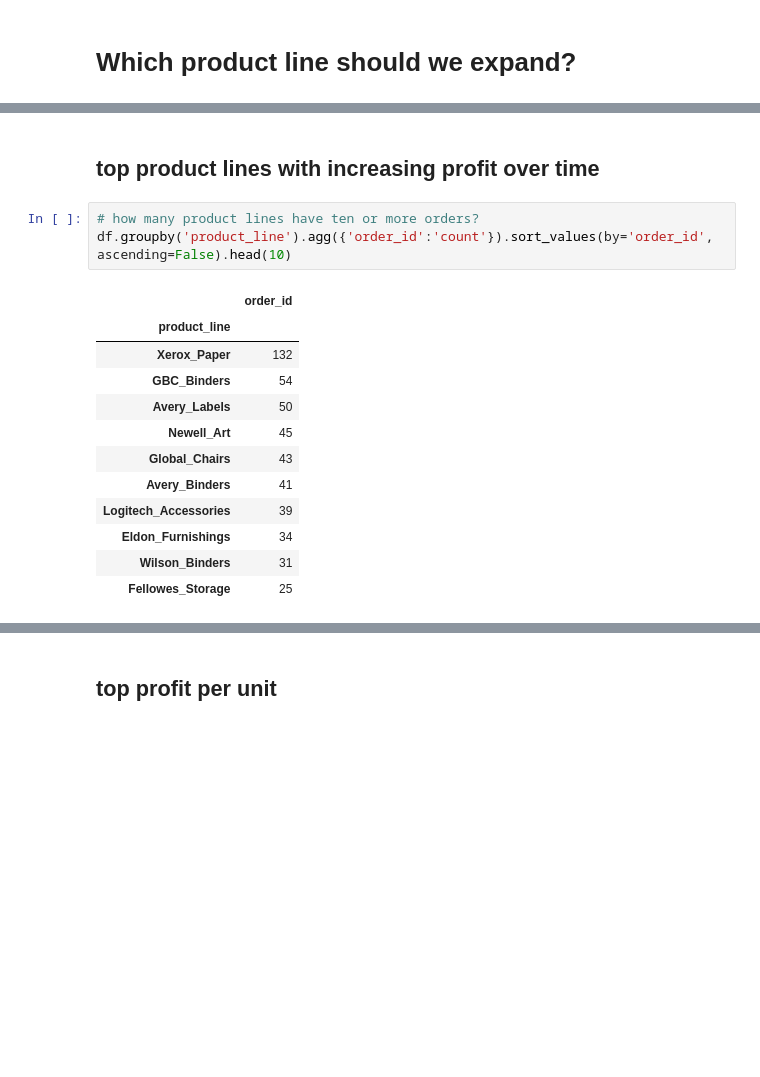
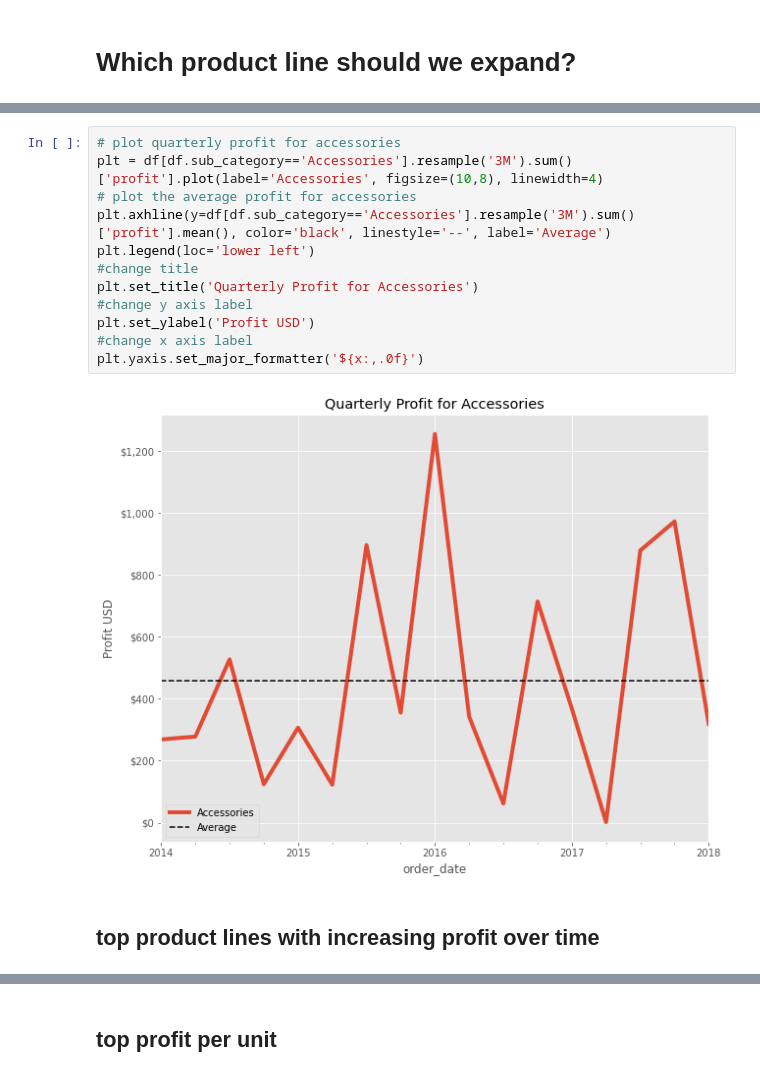
Before and after one commit to Waterman-Teceno-TSA/time-series-project, a Jupyter notebook: teceno_work_2.ipynb, the cells around one changed output, grey strips where cells are left out. Saved outputs shown, nothing was run; the diff lists cells and outputs as text; blank space fills up the shorter version.

```diff
--- a/teceno_work_2.ipynb
+++ b/teceno_work_2.ipynb
@@ -77,18 +177,16 @@ for product_line in high_profit_lines:
+# %%
+# plot quarterly profit for accessories
+plt = df[df.sub_category=='Accessories'].resample('3M').sum()['profit'].plot(label='Accessories', figsize=(10,8), linewidth=4)
+# plot the average profit for accessories
+plt.axhline(y=df[df.sub_category=='Accessories'].resample('3M').sum()['profit'].mean(), color='black', linestyle='--', label='Average')
+plt.legend(loc='lower left')
+#change title
+plt.set_title('Quarterly Profit for Accessories')
+#change y axis label
+plt.set_ylabel('Profit USD')
+#change x axis label
+plt.yaxis.set_major_formatter('${x:,.0f}')
+# %% [output]
+[figure, added]
 # %% [markdown]
 ## top product lines with increasing profit over time
-# %%
-# how many product lines have ten or more orders?
-df.groupby('product_line').agg({'order_id':'count'}).sort_values(by='order_id', ascending=False).head(10)
-# %% [output]
-|  | order_id |
-| product_line |  |
-| Xerox_Paper | 132 |
-| GBC_Binders | 54 |
-| Avery_Labels | 50 |
-| Newell_Art | 45 |
-| Global_Chairs | 43 |
-| Avery_Binders | 41 |
-| Logitech_Accessories | 39 |
-| Eldon_Furnishings | 34 |
-| Wilson_Binders | 31 |
-| Fellowes_Storage | 25 |
```
Also changed, not shown: parts of 26 cells of this notebook.
